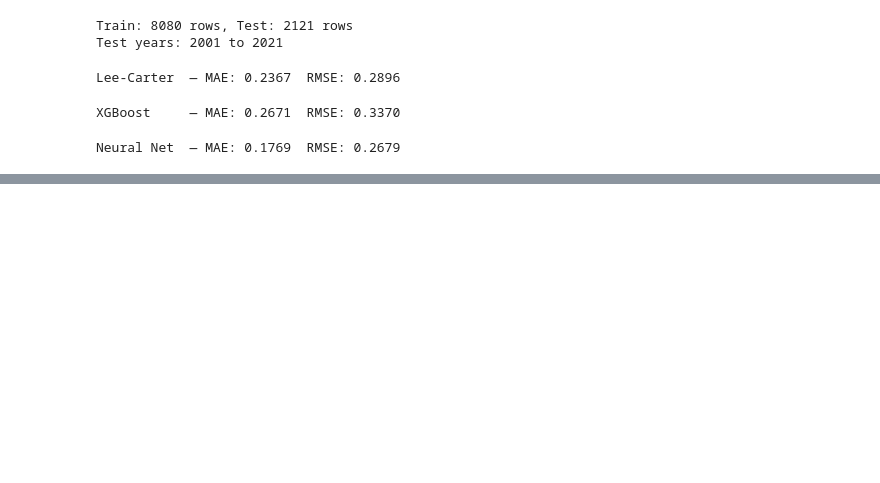
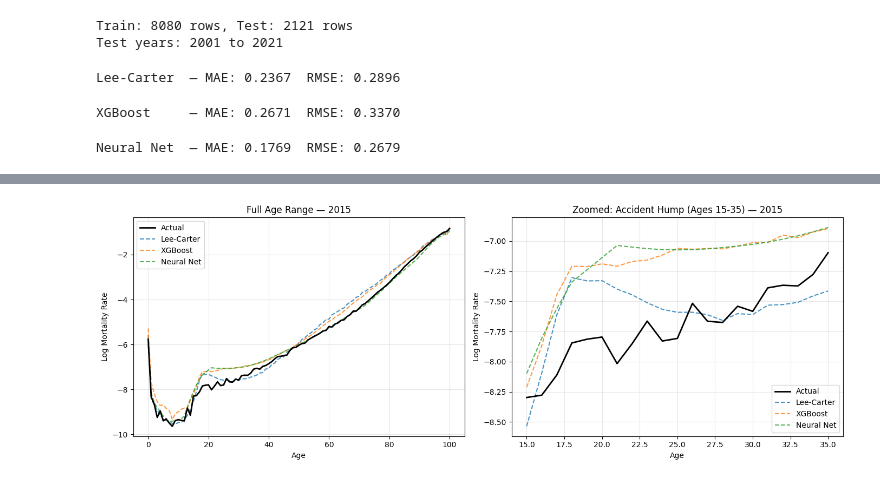
Before and after one commit to DL123890/ML-vs-Actuarial-Methods-Mortality, a Jupyter notebook: notebooks/06_comparisons.ipynb, the cells around one changed output, grey strips where cells are left out. Drawn from its saved outputs; the diff is of its cells as text; code cells hidden in the pictures; blank space fills up the shorter version.

```diff
--- a/notebooks/06_comparisons.ipynb
+++ b/notebooks/06_comparisons.ipynb
@@ -138,0 +293,31 @@ Neural Net  — MAE: 0.1769  RMSE: 0.2679
+# %%
+# ── VISUALISATION 3: ZOOMED ACCIDENT HUMP (ages 15-35) ───────────────────────
+fig, axes = plt.subplots(1, 2, figsize=(14, 5))
+
+# full curve
+axes[0].plot(ages_plot, actual_2015, 'k-', linewidth=2, label='Actual', zorder=5)
+axes[0].plot(ages_plot, lc_2015, '--', label='Lee-Carter', alpha=0.8)
+axes[0].plot(ages_plot, xgb_2015, '--', label='XGBoost', alpha=0.8)
+axes[0].plot(ages_plot, nn_2015, '--', label='Neural Net', alpha=0.8)
+axes[0].set_title(f'Full Age Range — {yr}')
+axes[0].set_xlabel('Age')
+axes[0].set_ylabel('Log Mortality Rate')
+axes[0].legend()
+axes[0].grid(True, alpha=0.3)
+
+# zoomed accident hump
+zoom_ages = (ages_plot >= 15) & (ages_plot <= 35)
+axes[1].plot(ages_plot[zoom_ages], actual_2015[zoom_ages], 'k-', linewidth=2, label='Actual', zorder=5)
+axes[1].plot(ages_plot[zoom_ages], lc_2015[zoom_ages], '--', label='Lee-Carter', alpha=0.8)
+axes[1].plot(ages_plot[zoom_ages], xgb_2015[zoom_ages], '--', label='XGBoost', alpha=0.8)
+axes[1].plot(ages_plot[zoom_ages], nn_2015[zoom_ages], '--', label='Neural Net', alpha=0.8)
+axes[1].set_title(f'Zoomed: Accident Hump (Ages 15-35) — {yr}')
+axes[1].set_xlabel('Age')
+axes[1].set_ylabel('Log Mortality Rate')
+axes[1].legend()
+axes[1].grid(True, alpha=0.3)
+
+plt.tight_layout()
+plt.show()
+# %% [output]
+[figure, added]
```
Also changed, not shown: parts of 5 cells of this notebook, 1 other file.
